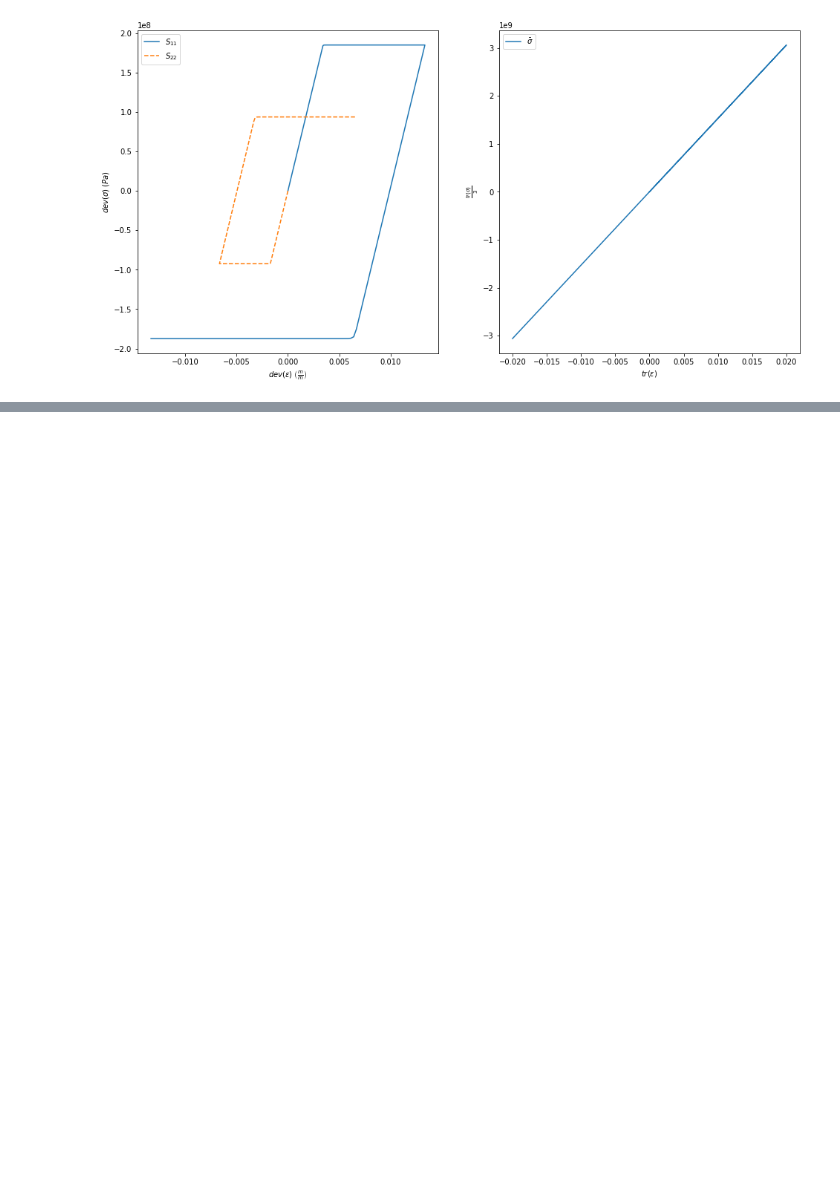
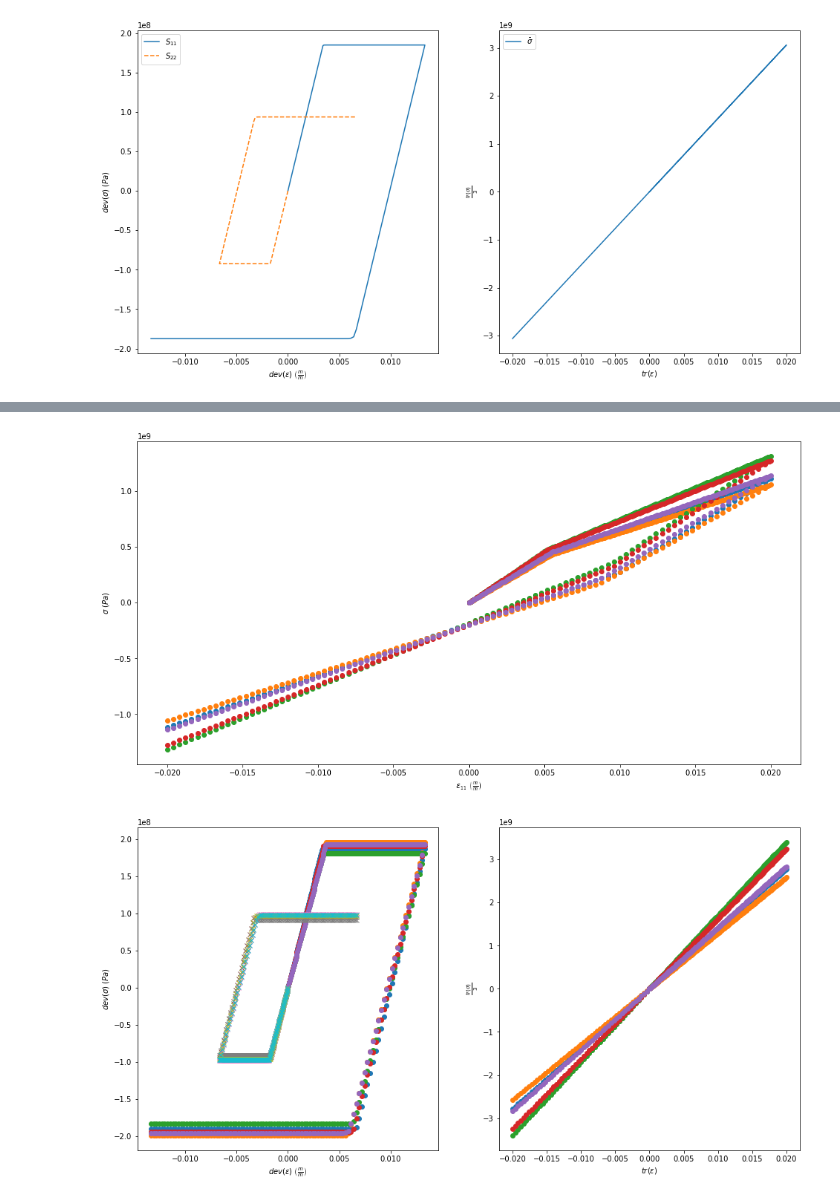
Before and after one commit to NateAM/constitutive_optimization, a Jupyter notebook: small_strain_plasticity.ipynb, the cells around one changed output, grey strips where cells are left out. Cells and saved outputs as stored; diff of their text form; code cells hidden in the pictures; blank space fills up the shorter version.

```diff
--- a/small_strain_plasticity.ipynb
+++ b/small_strain_plasticity.ipynb
@@ -288,2 +252,73 @@ plt.show()
+# %%
+np.random.seed(123)
+
+#Create noisy tests
+
+#True values
+Ktrue      = 69e9
+mutrue     = 27e9
+sigy_Ktrue = 276e6
+mod_Ktrue  = 5e2
+sigy_Htrue = 100e10
+mod_Htrue  = 0.
+
+#Create tests
+ntests = 5
+
+test_strains  = []
+test_stresses = []
+
+for _ in range(ntests):
+    Kt      = (1 + np.random.normal(0,0.05))*Ktrue
+    mut     = (1 + np.random.normal(0,0.05))*mutrue
+    sigy_Kt = (1 + np.random.normal(0,0.05))*sigy_Ktrue
+    mod_Kt  = (1 + np.random.normal(0,0.05))*mod_Ktrue
+    sigy_Ht = (1 + np.random.normal(0,0.05))*sigy_Htrue
+    mod_Ht  = (1 + np.random.normal(0,0.05))*mod_Htrue
+
+    paramst = [Kt - (2*mut)/3., mut, 1, sigy_Kt, mod_Kt, 1, sigy_Ht, mod_Ht]
+
+    result = driver(tt.tensor.as_tensor_variable(ts),tt.tensor.as_tensor_variable(strains),\
+                    tt.tensor.as_tensor_variable(paramst),tt.tensor.as_tensor_variable(100))
+
+    output = result.eval()
+
+    test_stresses.append(output[:6,:])
+    test_strains.append(output[6:,:])
+
+Evols = [[sum(test_strains[n][:3,i]) for i in range(test_strains[n].shape[1])] for n in range(len(test_strains))]
+
+Iflat = np.array([1,1,1,0,0,0]).astype(float)
+
+Edevs = [np.vstack([test_strains[n][:,i] - sum(test_strains[n][:3,i])/3*Iflat for i in range(test_strains[n].shape[1])]).T for n in range(len(test_strains))]
+
+sbars = [[sum(test_stresses[n][:3,i]) for i in range(test_stresses[n].shape[1])] for n in range(len(test_stresses))]
+Ses   = [np.vstack([test_stresses[n][:,i] - sum(test_stresses[n][:3,i])/3*Iflat  for i in range(test_stresses[n].shape[1])]).T for n in range(len(test_stresses))]
+
+plt.figure(figsize=[16,8])
+[plt.plot(test_strains[n][0,:],test_stresses[n][0,:],'o') for n in range(ntests)]
+plt.xlabel(r"$\epsilon_{11}\ \left(\frac{m}{m}\right)$")
+plt.ylabel(r"$\sigma\ (Pa)$")
+plt.legend()
+
+plt.figure(figsize=[16,8])
+plt.subplot(1,2,1)
+[plt.plot(Edevs[n][0,:],Ses[n][0,:],'o') for n in range(ntests)]
+[plt.plot(Edevs[n][1,:],Ses[n][1,:],'x') for n in range(ntests)]
+plt.xlabel(r"$dev\left(\epsilon\right)\ \left(\frac{m}{m}\right)$")
+plt.ylabel(r"$dev\left(\sigma\right)\ \left(Pa\right)$")
+plt.legend()
+
+plt.subplot(1,2,2)
+[plt.plot(Evols[n],sbars[n],'o') for n in range(ntests)]
+plt.xlabel(r"$tr\left(\epsilon\right)$")
+plt.ylabel(r"$\frac{tr\left(\sigma\right)}{3}$")
+plt.legend()
+plt.show()
+
+measured_results = np.hstack(test_stresses)
+# %% [output]
+[figure, added]
+[figure, added]
 # %%
 @tt.compile.ops.as_op(itypes=[tt.tensor.dvector, tt.tensor.dmatrix, tt.tensor.dscalar, tt.tensor.dscalar, tt.tensor.dvector, tt.tensor.dvector, tt.tensor.bscalar],otypes=[tt.tensor.dmatrix])
```
Also changed, not shown: parts of 8 cells of this notebook, 1 other file.
